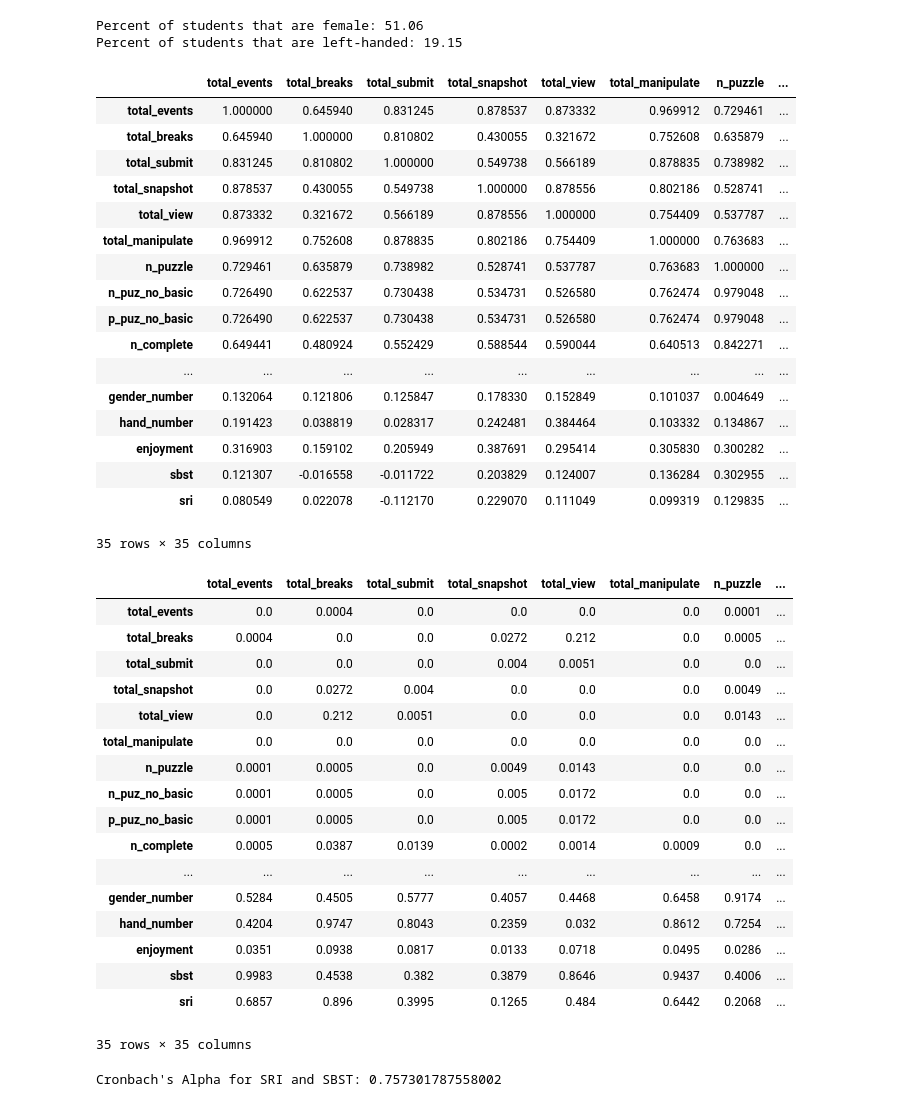
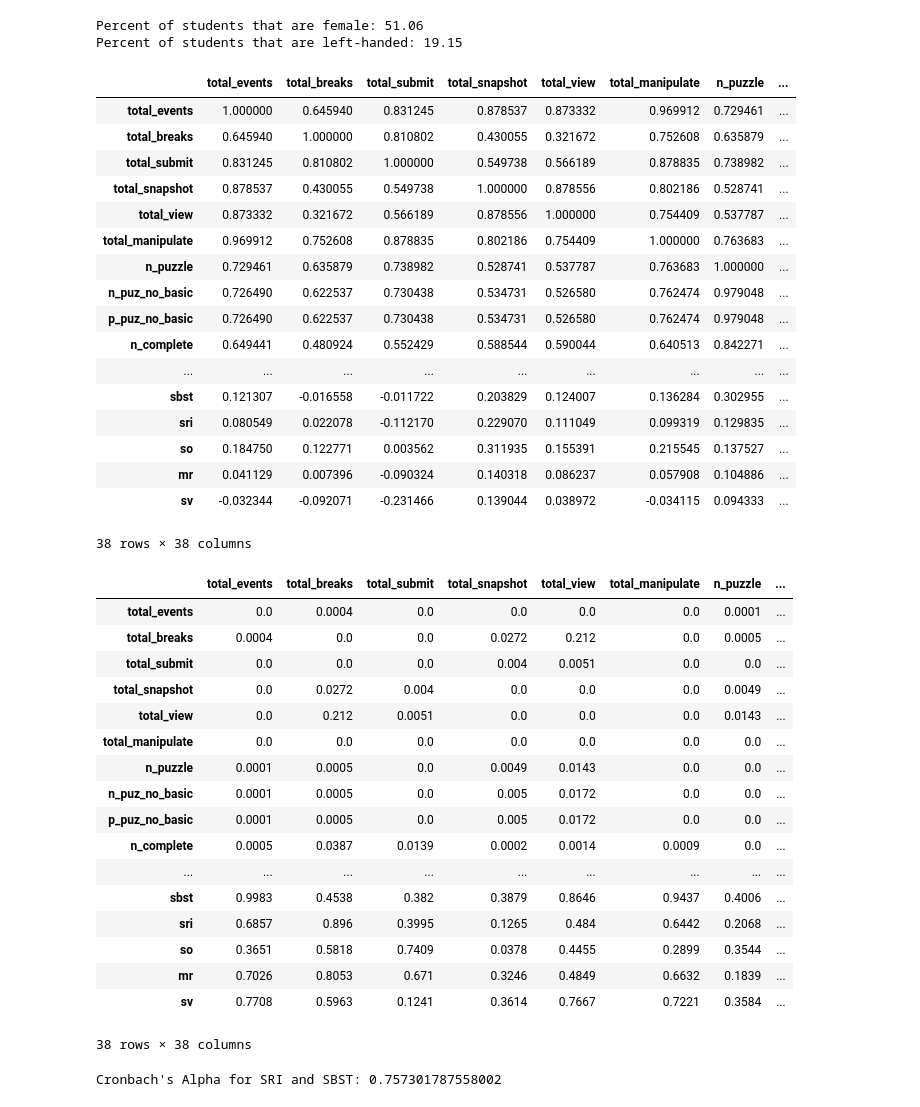
Before and after one commit to Complex-Play-Lab/ShadowspectRandomForest, a Jupyter notebook: main.ipynb, the cells around one changed output. Cells and saved outputs as stored; diff of their text form; code cells hidden in the pictures.

```diff
--- a/main.ipynb
+++ b/main.ipynb
@@ -134,6 +134,7 @@ features = [
 
 labels = ["sbst", "sri"]
 everything = features + labels
+corr_extras = ["so", "mr", "sv"]
 # %% [markdown]
 # Descriptive Stats
 # %%
@@ -182,31 +183,31 @@ Percent of students that are female: 51.06
 Percent of students that are left-handed: 19.15
 # %%
 # Correlation analysis
-corr = data[everything].corr()
+corr = data[everything + corr_extras].corr()
 corr.to_csv("output/corr.csv", sep="\t")
 display(corr)
 # %% [output]
 |  | total_events | total_breaks | total_submit | total_snapshot | total_view | total_manipulate | n_puzzle | ... |
 | total_events | 1.000000 | 0.645940 | 0.831245 | 0.878537 | 0.873332 | 0.969912 | 0.729461 | ... |
 | total_breaks | 0.645940 | 1.000000 | 0.810802 | 0.430055 | 0.321672 | 0.752608 | 0.635879 | ... |
 | total_submit | 0.831245 | 0.810802 | 1.000000 | 0.549738 | 0.566189 | 0.878835 | 0.738982 | ... |
 | total_snapshot | 0.878537 | 0.430055 | 0.549738 | 1.000000 | 0.878556 | 0.802186 | 0.528741 | ... |
 | total_view | 0.873332 | 0.321672 | 0.566189 | 0.878556 | 1.000000 | 0.754409 | 0.537787 | ... |
 | total_manipulate | 0.969912 | 0.752608 | 0.878835 | 0.802186 | 0.754409 | 1.000000 | 0.763683 | ... |
 | n_puzzle | 0.729461 | 0.635879 | 0.738982 | 0.528741 | 0.537787 | 0.763683 | 1.000000 | ... |
 | n_puz_no_basic | 0.726490 | 0.622537 | 0.730438 | 0.534731 | 0.526580 | 0.762474 | 0.979048 | ... |
 | p_puz_no_basic | 0.726490 | 0.622537 | 0.730438 | 0.534731 | 0.526580 | 0.762474 | 0.979048 | ... |
 | n_complete | 0.649441 | 0.480924 | 0.552429 | 0.588544 | 0.590044 | 0.640513 | 0.842271 | ... |
 | ... | ... | ... | ... | ... | ... | ... | ... | ... |
-| gender_number | 0.132064 | 0.121806 | 0.125847 | 0.178330 | 0.152849 | 0.101037 | 0.004649 | ... |
-| hand_number | 0.191423 | 0.038819 | 0.028317 | 0.242481 | 0.384464 | 0.103332 | 0.134867 | ... |
-| enjoyment | 0.316903 | 0.159102 | 0.205949 | 0.387691 | 0.295414 | 0.305830 | 0.300282 | ... |
 | sbst | 0.121307 | -0.016558 | -0.011722 | 0.203829 | 0.124007 | 0.136284 | 0.302955 | ... |
 | sri | 0.080549 | 0.022078 | -0.112170 | 0.229070 | 0.111049 | 0.099319 | 0.129835 | ... |
+| so | 0.184750 | 0.122771 | 0.003562 | 0.311935 | 0.155391 | 0.215545 | 0.137527 | ... |
+| mr | 0.041129 | 0.007396 | -0.090324 | 0.140318 | 0.086237 | 0.057908 | 0.104886 | ... |
+| sv | -0.032344 | -0.092071 | -0.231466 | 0.139044 | 0.038972 | -0.034115 | 0.094333 | ... |
-35 rows × 35 columns
+38 rows × 38 columns
 # %%
 # p values
-pvals = DataFrame(calculate_pvalues(data[everything]))
+pvals = DataFrame(calculate_pvalues(data[everything + corr_extras]))
 pvals.to_csv("output/pvals.csv", sep="\t")
 display(pvals)
 # %% [output]
@@ -222,12 +223,12 @@ display(pvals)
 | p_puz_no_basic | 0.0001 | 0.0005 | 0.0 | 0.005 | 0.0172 | 0.0 | 0.0 | ... |
 | n_complete | 0.0005 | 0.0387 | 0.0139 | 0.0002 | 0.0014 | 0.0009 | 0.0 | ... |
 | ... | ... | ... | ... | ... | ... | ... | ... | ... |
-| gender_number | 0.5284 | 0.4505 | 0.5777 | 0.4057 | 0.4468 | 0.6458 | 0.9174 | ... |
-| hand_number | 0.4204 | 0.9747 | 0.8043 | 0.2359 | 0.032 | 0.8612 | 0.7254 | ... |
-| enjoyment | 0.0351 | 0.0938 | 0.0817 | 0.0133 | 0.0718 | 0.0495 | 0.0286 | ... |
 | sbst | 0.9983 | 0.4538 | 0.382 | 0.3879 | 0.8646 | 0.9437 | 0.4006 | ... |
 | sri | 0.6857 | 0.896 | 0.3995 | 0.1265 | 0.484 | 0.6442 | 0.2068 | ... |
+| so | 0.3651 | 0.5818 | 0.7409 | 0.0378 | 0.4455 | 0.2899 | 0.3544 | ... |
+| mr | 0.7026 | 0.8053 | 0.671 | 0.3246 | 0.4849 | 0.6632 | 0.1839 | ... |
+| sv | 0.7708 | 0.5963 | 0.1241 | 0.3614 | 0.7667 | 0.7221 | 0.3584 | ... |
-35 rows × 35 columns
+38 rows × 38 columns
 # %%
 # Cronbach's Alpha
 alpha = cronbach_alpha(data[labels]) # TODO this gives a single alpha, but we want more?
```
Also changed, not shown: parts of 3 cells of this notebook, 2 other files.
